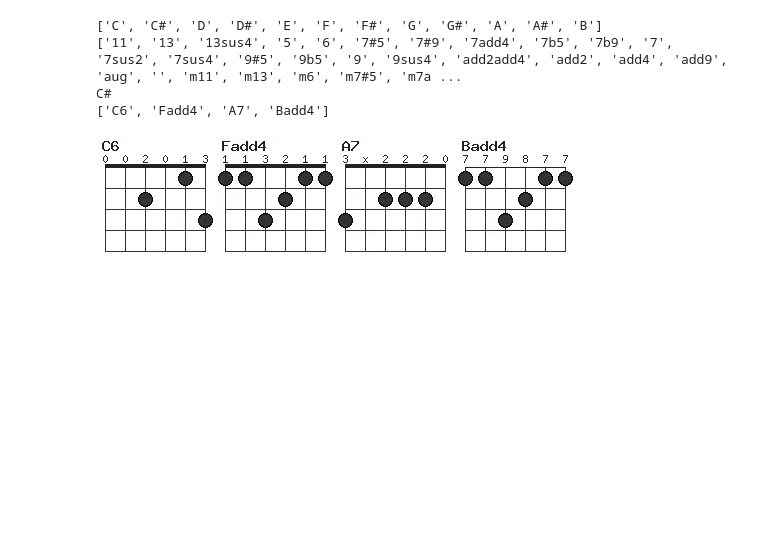
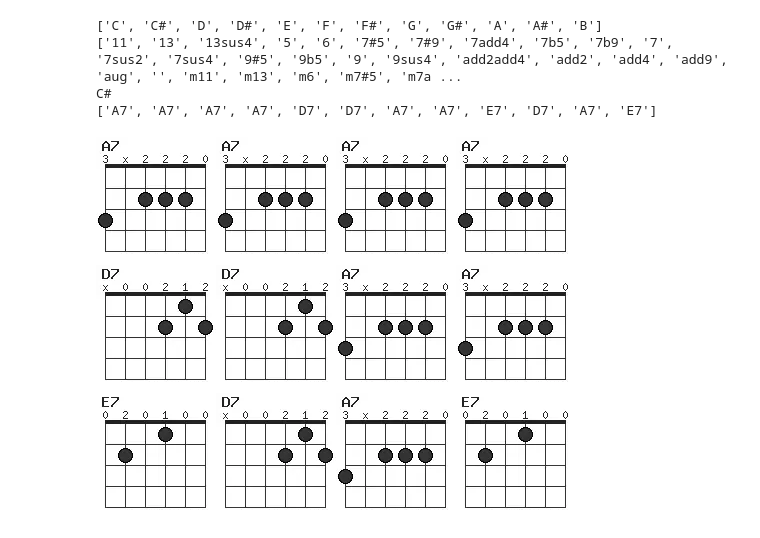
Before and after one commit to GenaroHacker/guitar_chords, a Jupyter notebook: main.ipynb, the cells around one changed output. Drawn from its saved outputs; the diff is of its cells as text; code cells hidden in the pictures; blank space fills up the shorter version.

```diff
--- a/main.ipynb
+++ b/main.ipynb
@@ -20,14 +12,16 @@ Requirement already satisfied: pillow in /usr/local/lib/python3.10/dist-packages
 # %%
 print(roots)
 print(chords)
 note1 = Note("C")
 print(note1.transpose(1))
-my_prog = build_progression("C", [["I", "6"], [5, "add4"], ["Vi", "7"], [-1, "add4"]])
-print(my_prog)
-display_progression(my_prog,4)
+blues = build_progression("A", [["I", "7"],["I", "7"],["I", "7"],["I", "7"],
+                                  ["IV", "7"],["IV", "7"],["I", "7"],["I", "7"],
+                                  ["V", "7"],["IV", "7"],["I", "7"],["V", "7"],])
+print(blues)
+display_progression(blues,4)
 # %% [output]
 ['C', 'C#', 'D', 'D#', 'E', 'F', 'F#', 'G', 'G#', 'A', 'A#', 'B']
 ['11', '13', '13sus4', '5', '6', '7#5', '7#9', '7add4', '7b5', '7b9', '7', '7sus2', '7sus4', '9#5', '9b5', '9', '9sus4', 'add2add4', 'add2', 'add4', 'add9', 'aug', '', 'm11', 'm13', 'm6', 'm7#5', 'm7a ...
 C#
-['C6', 'Fadd4', 'A7', 'Badd4']
+['A7', 'A7', 'A7', 'A7', 'D7', 'D7', 'A7', 'A7', 'E7', 'D7', 'A7', 'E7']
-[figure, old version]
+[figure, new version]
```
Also changed, not shown: parts of 1 cell of this notebook.
